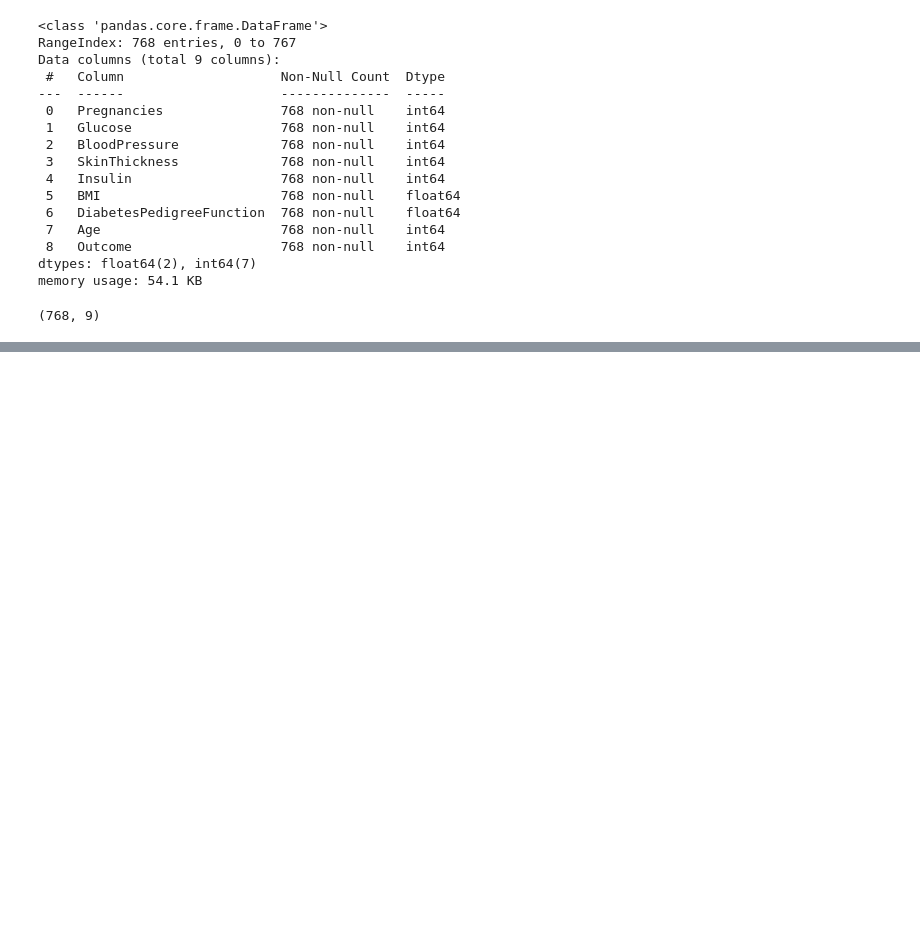
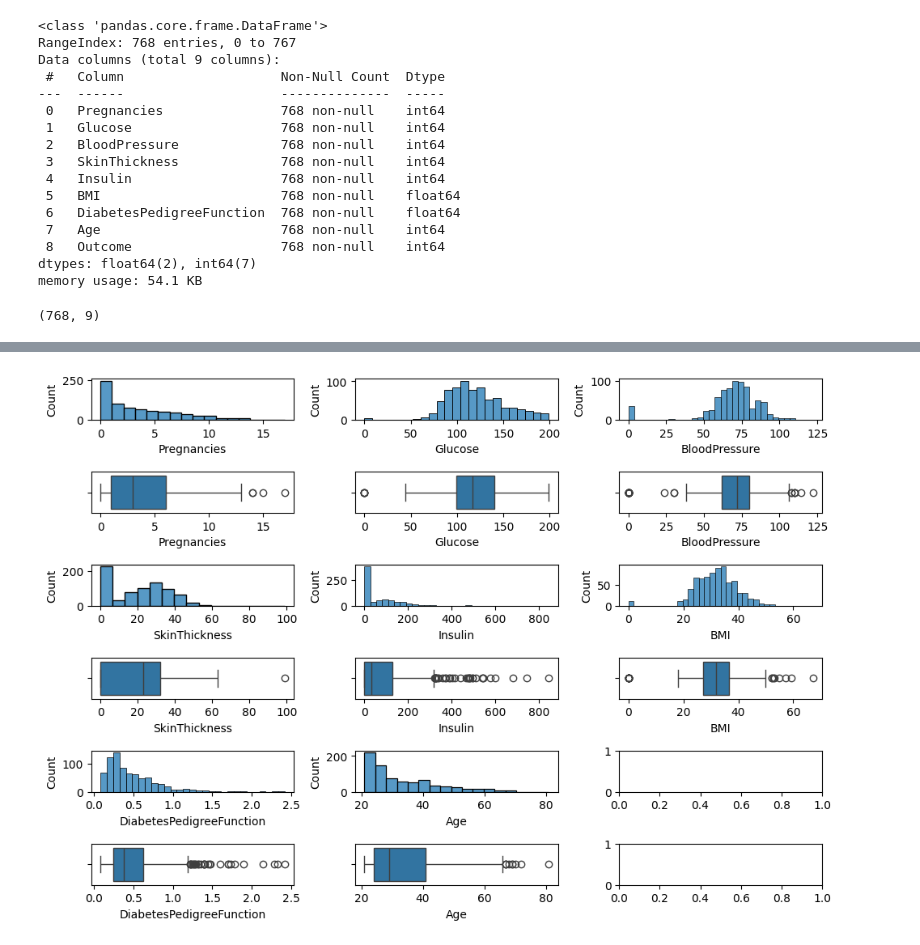
Before and after one commit to Diegomca98/4geeks-ml-template-prjs, a Jupyter notebook: src/explore.ipynb, the cells around one changed output, grey strips where cells are left out. Drawn from its saved outputs; the diff is of its cells as text; code cells hidden in the pictures; blank space fills up the shorter version.

```diff
--- a/src/explore.ipynb
+++ b/src/explore.ipynb
@@ -44,0 +113,26 @@ data.shape
+# %%
+fig, axis = plt.subplots(6, 3, figsize=(10,7))
+
+sns.histplot(data=data, ax=axis[0,0], x = 'Pregnancies')
+sns.boxplot(data=data, x='Pregnancies', ax = axis[1,0])
+sns.histplot(data=data, ax=axis[0,1], x = 'Glucose')
+sns.boxplot(data=data, x='Glucose', ax = axis[1,1])
+sns.histplot(data=data, ax=axis[0,2], x = 'BloodPressure')
+sns.boxplot(data=data, x='BloodPressure', ax = axis[1,2])
+
+sns.histplot(data=data, ax=axis[2,0], x = 'SkinThickness')
+sns.boxplot(data=data, x='SkinThickness', ax = axis[3,0])
+sns.histplot(data=data, ax=axis[2,1], x = 'Insulin')
+sns.boxplot(data=data, x='Insulin', ax = axis[3,1])
+sns.histplot(data=data, ax=axis[2,2], x = 'BMI')
+sns.boxplot(data=data, x='BMI', ax = axis[3,2])
+
+sns.histplot(data=data, ax=axis[4,0], x = 'DiabetesPedigreeFunction')
+sns.boxplot(data=data, x='DiabetesPedigreeFunction', ax = axis[5,0])
+sns.histplot(data=data, ax=axis[4,1], x = 'Age')
+sns.boxplot(data=data, x='Age', ax = axis[5,1])
+
+plt.tight_layout()
+plt.show()
+# %% [output]
+[figure, added]
```
Also changed, not shown: parts of 15 cells of this notebook.
